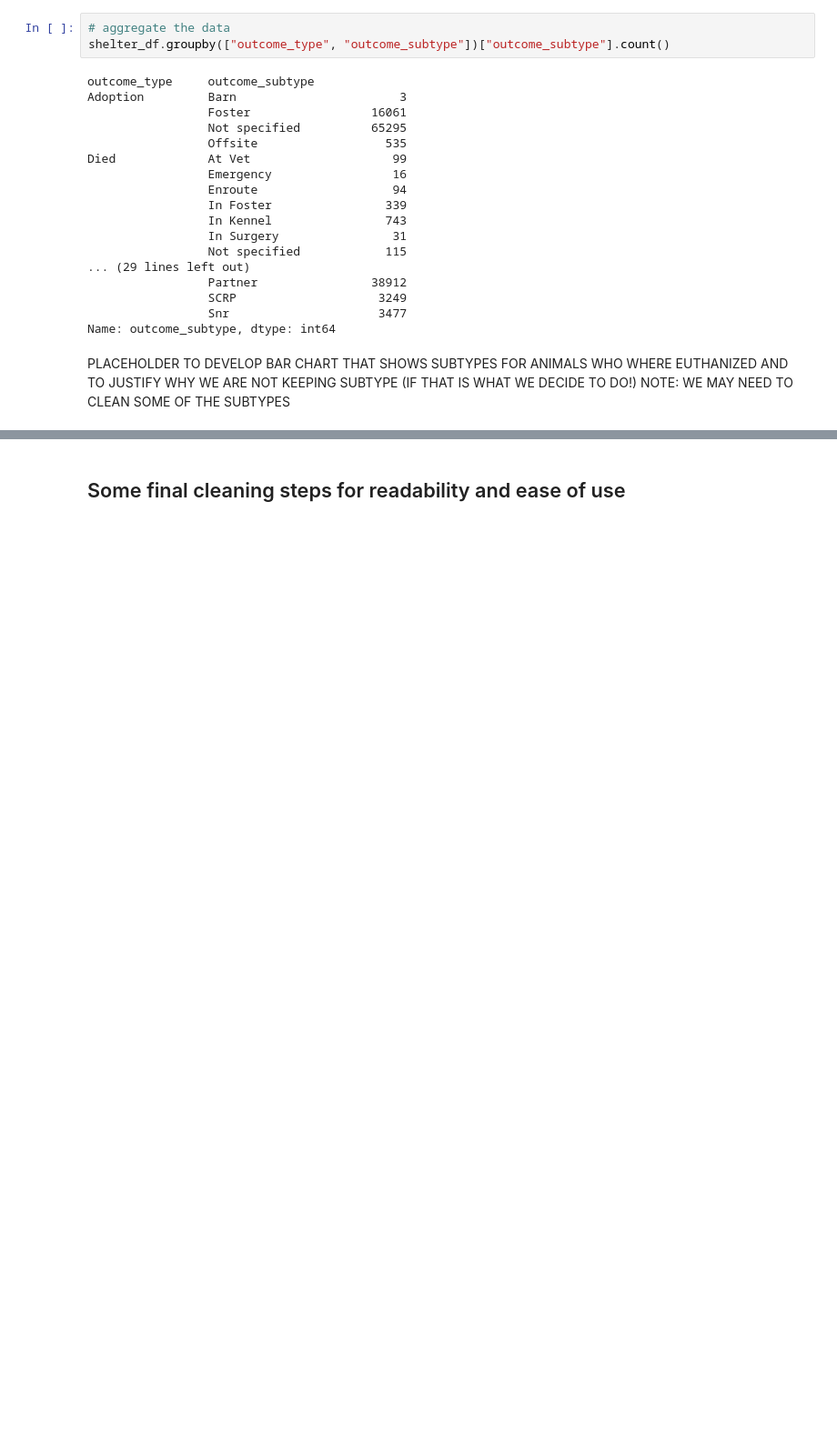
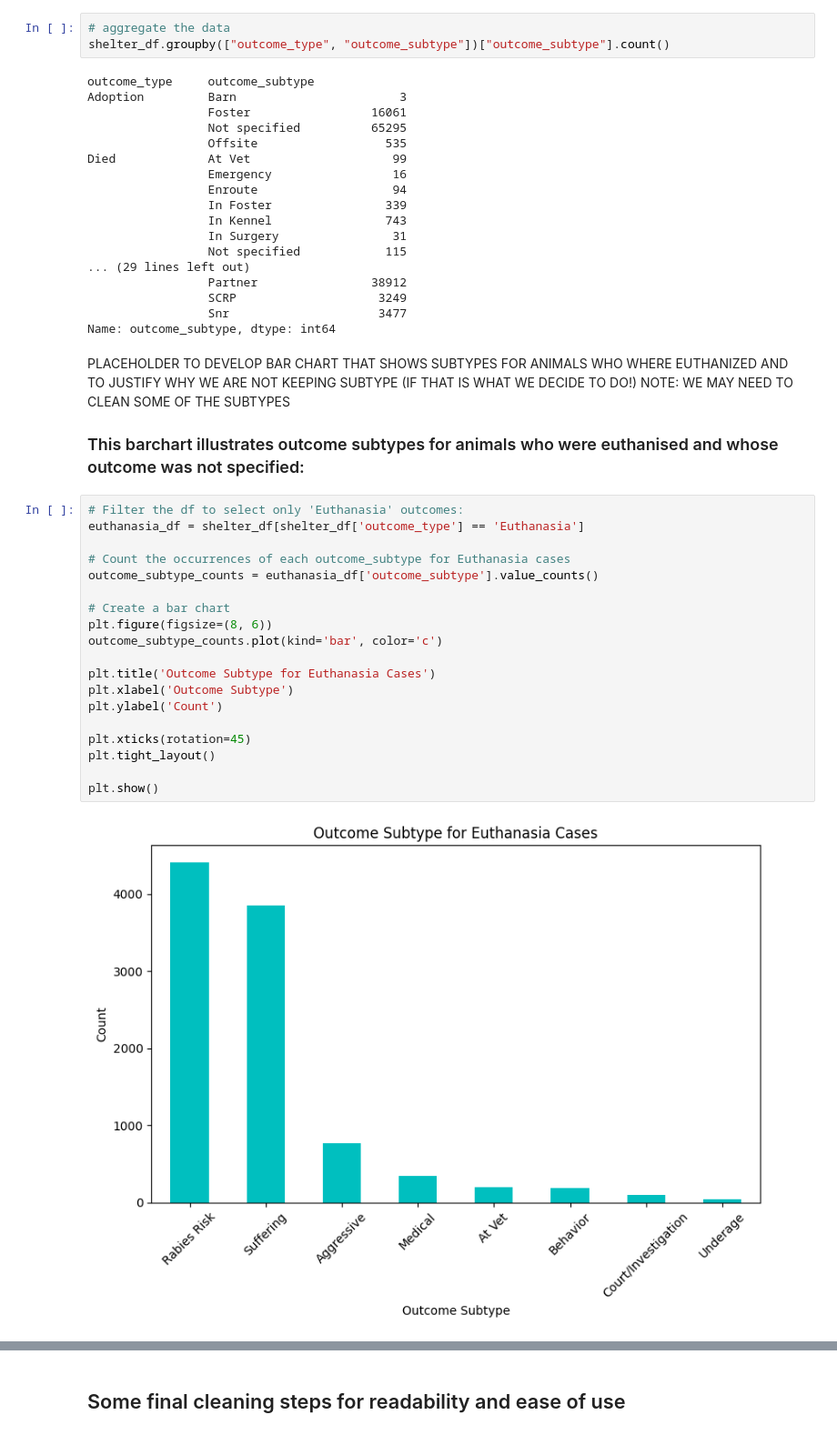
Before and after one commit to a-messmer/AAC_prelim_data_analysis_project, a Jupyter notebook: Project-api.ipynb, the cells around one changed output, grey strips where cells are left out. Shown at 91% size. Saved outputs shown, nothing was run; the diff lists cells and outputs as text; blank space fills up the shorter version.

```diff
--- a/Project-api.ipynb
+++ b/Project-api.ipynb
@@ -732,3 +772,25 @@ Died             At Vet                    99
 Name: outcome_subtype, dtype: int64
 # %% [markdown]
 PLACEHOLDER TO DEVELOP BAR CHART THAT SHOWS SUBTYPES FOR ANIMALS WHO WHERE EUTHANIZED AND TO JUSTIFY WHY WE ARE NOT KEEPING SUBTYPE (IF THAT IS WHAT WE DECIDE TO DO!) NOTE: WE MAY NEED TO CLEAN SOME OF THE SUBTYPES
+### This barchart illustrates outcome subtypes for animals who were euthanised and whose outcome was not specified:
+# %%
+# Filter the df to select only 'Euthanasia' outcomes:
+euthanasia_df = shelter_df[shelter_df['outcome_type'] == 'Euthanasia']
+
+# Count the occurrences of each outcome_subtype for Euthanasia cases
+outcome_subtype_counts = euthanasia_df['outcome_subtype'].value_counts()
+
+# Create a bar chart
+plt.figure(figsize=(8, 6))
+outcome_subtype_counts.plot(kind='bar', color='c')
+
+plt.title('Outcome Subtype for Euthanasia Cases')
+plt.xlabel('Outcome Subtype')
+plt.ylabel('Count')
+
+plt.xticks(rotation=45)
+plt.tight_layout()
+
+plt.show()
+# %% [output]
+[figure, added]
```
Also changed, not shown: parts of 42 cells of this notebook.
